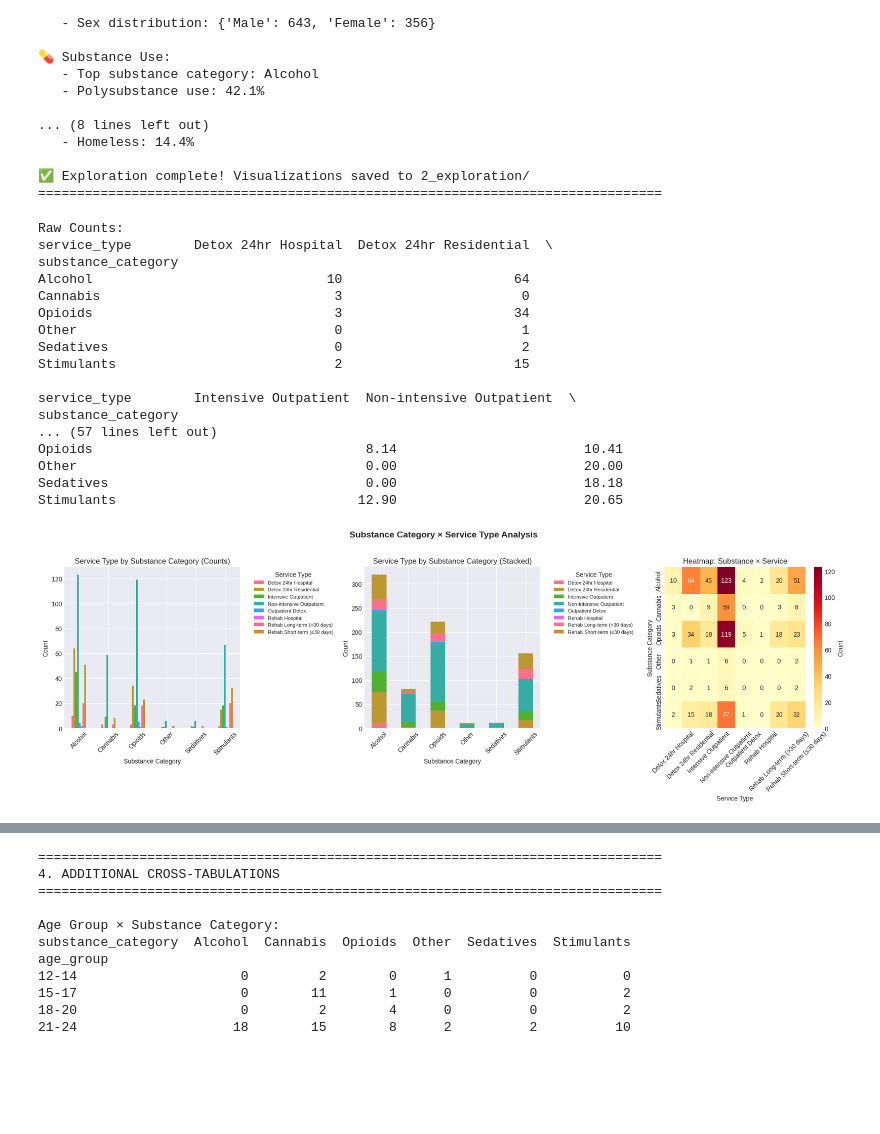
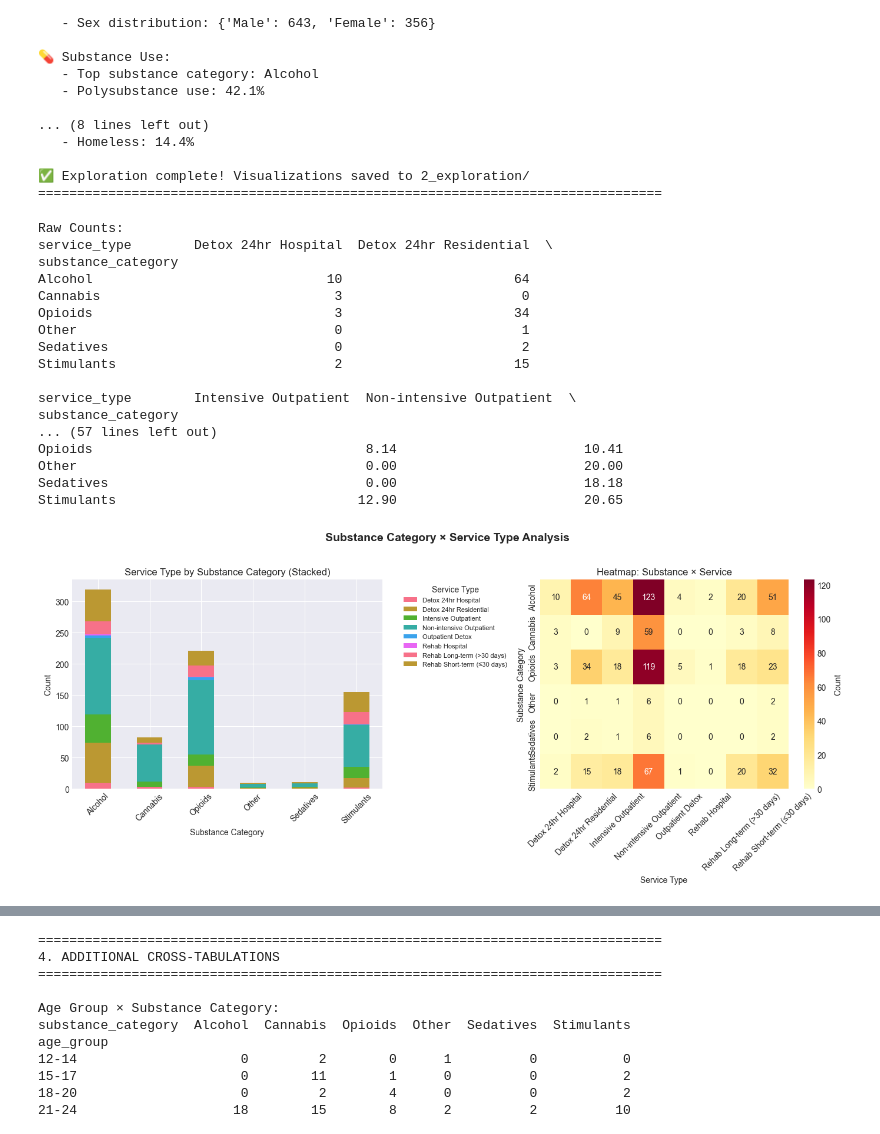
Before and after one commit to Moe-phantom/ELO2_Asclepios_Ai, a Jupyter notebook: 3_data_exploration/tedsexploration.ipynb, the cells around one changed output, grey strips where cells are left out. Cells and saved outputs as stored; diff of their text form; code cells hidden in the pictures; blank space fills up the shorter version.

```diff
--- a/3_data_exploration/tedsexploration.ipynb
+++ b/3_data_exploration/tedsexploration.ipynb
@@ -33,7 +32,11 @@ Successfully installed contourpy-1.3.3 cycler-0.12.1 fonttools-4.60.1 kiwisolver
 Note: you may need to restart the kernel to use updated packages.
 # %%
-
-df = pd.read_csv('/content/tedsa_sample.csv', comment='#', on_bad_lines='skip')
+# Load the dataset
+df = pd.read_csv(
+    r"C:\Users\nobody\OneDrive\Desktop\VSCODE 25\SUD\SUD repo\ELO2_Asclepios_Ai\1_datasets\sample\tedsa_sample.csv",
+    comment="#",
+    on_bad_lines="skip",
+)
 
 print("="*80)
 print("TEDS DATASET EXPLORATION")
@@ -612,65 +626,71 @@ print("="*80)
 ✅ Exploration complete! Visualizations saved to 2_exploration/
 ================================================================================
 # %%
-#CORRELATION'S VISUALIZATION
+# CORRELATION'S VISUALIZATION
 # 1. SUBSTANCE CATEGORY × SERVICE TYPE
-if 'substance_category' in df.columns and 'service_type' in df.columns:
-    crosstab1 = pd.crosstab(df['substance_category'], df['service_type'])
+if "substance_category" in df.columns and "service_type" in df.columns:
+    crosstab1 = pd.crosstab(df["substance_category"], df["service_type"])
 
     print("\nRaw Counts:")
     print(crosstab1)
 
     print("\nRow Percentages (% within each substance category):")
     row_pct = (crosstab1.div(crosstab1.sum(axis=1), axis=0) * 100).round(2)
     print(row_pct)
 
     # Create visualizations
-    fig, axes = plt.subplots(1, 3, figsize=(18, 6))
+    fig, axes = plt.subplots(1, 2, figsize=(14, 6))
 
-    # Plot 1: Grouped bar chart
-    crosstab1.plot(kind='bar', ax=axes[0])
-    axes[0].set_xlabel('Substance Category')
-    axes[0].set_ylabel('Count')
-    axes[0].set_title('Service Type by Substance Category (Counts)')
-    axes[0].legend(title='Service Type', bbox_to_anchor=(1.05, 1), loc='upper left', fontsize=8)
-    axes[0].tick_params(axis='x', rotation=45)
+    # Plot 1: Stacked bar chart
+    crosstab1.plot(kind="bar", stacked=True, ax=axes[0])
+    axes[0].set_xlabel("Substance Category")
+    axes[0].set_ylabel("Count")
+    axes[0].set_title("Service Type by Substance Category (Stacked)")
+    axes[0].legend(
+        title="Service Type", bbox_to_anchor=(1.05, 1), loc="upper left", fontsize=8
+    )
+    axes[0].tick_params(axis="x", rotation=45)
 
-    # Plot 2: Stacked bar chart
-    crosstab1.plot(kind='bar', stacked=True, ax=axes[1])
-    axes[1].set_xlabel('Substance Category')
-    axes[1].set_ylabel('Count')
-    axes[1].set_title('Service Type by Substance Category (Stacked)')
-    axes[1].legend(title='Service Type', bbox_to_anchor=(1.05, 1), loc='upper left', fontsize=8)
-    axes[1].tick_params(axis='x', rotation=45)
+    # Plot 2: Heatmap
+    sns.heatmap(
+        crosstab1,
+        annot=True,
+        fmt="d",
+        cmap="YlOrRd",
+        ax=axes[1],
+        cbar_kws={"label": "Count"},
+    )
+    axes[1].set_xlabel("Service Type")
+    axes[1].set_ylabel("Substance Category")
+    axes[1].set_title("Heatmap: Substance × Service")
+    axes[1].tick_params(axis="x", rotation=45)
 
-    # Plot 3: Heatmap
-    sns.heatmap(crosstab1, annot=True, fmt='d', cmap='YlOrRd', ax=axes[2], cbar_kws={'label': 'Count'})
-    axes[2].set_xlabel('Service Type')
-    axes[2].set_ylabel('Substance Category')
-    axes[2].set_title('Heatmap: Substance × Service')
-    axes[2].tick_params(axis='x', rotation=45)
-
-    plt.suptitle('Substance Category × Service Type Analysis', fontsize=14, fontweight='bold', y=1.02)
+    plt.suptitle(
+        "Substance Category × Service Type Analysis",
+        fontsize=14,
+        fontweight="bold",
+        y=1.02,
+    )
     plt.tight_layout()
     plt.show()
 # %% [output]
 Raw Counts:
 service_type        Detox 24hr Hospital  Detox 24hr Residential  \
 substance_category
 Alcohol                              10                      64
 Cannabis                              3                       0
 Opioids                               3                      34
 Other                                 0                       1
 Sedatives                             0                       2
 Stimulants                            2                      15
 
 service_type        Intensive Outpatient  Non-intensive Outpatient  \
 substance_category
 ... (57 lines left out)
 Opioids                                   8.14                        10.41
 Other                                     0.00                        20.00
 Sedatives                                 0.00                        18.18
 Stimulants                               12.90                        20.65
-[figure, old version]
+[figure, new version]
 # %%
 # 2. EMPLOYMENT STATUS × SUBSTANCE CATEGORY
```
Also changed, not shown: parts of 4 cells of this notebook, 3 other files.
